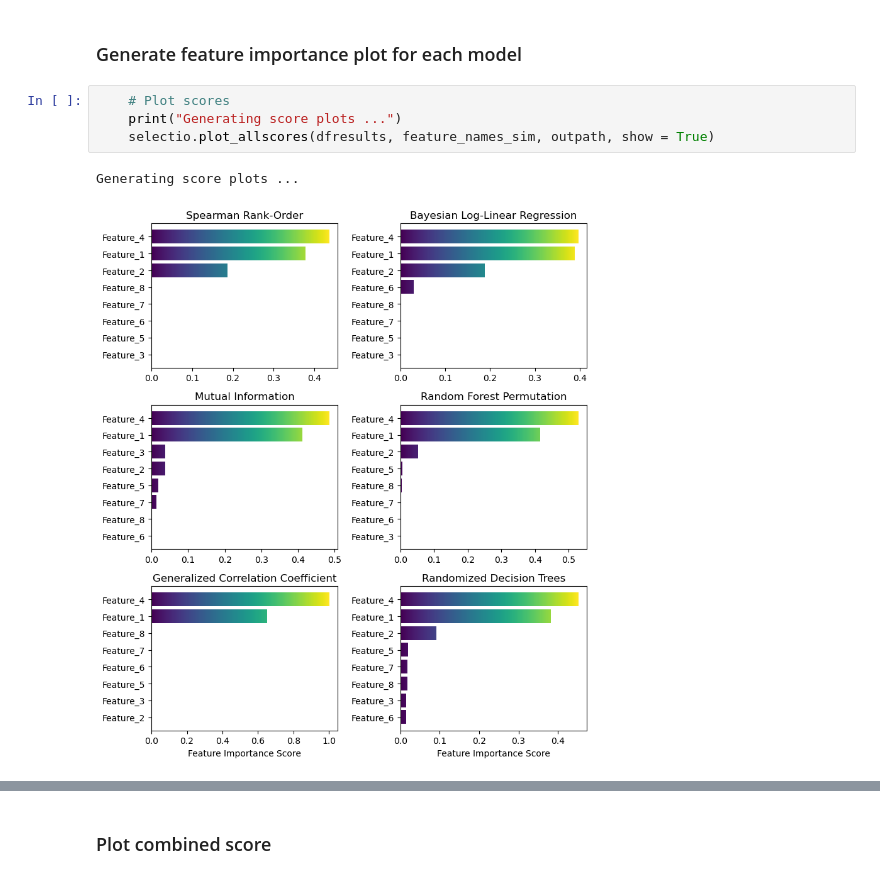
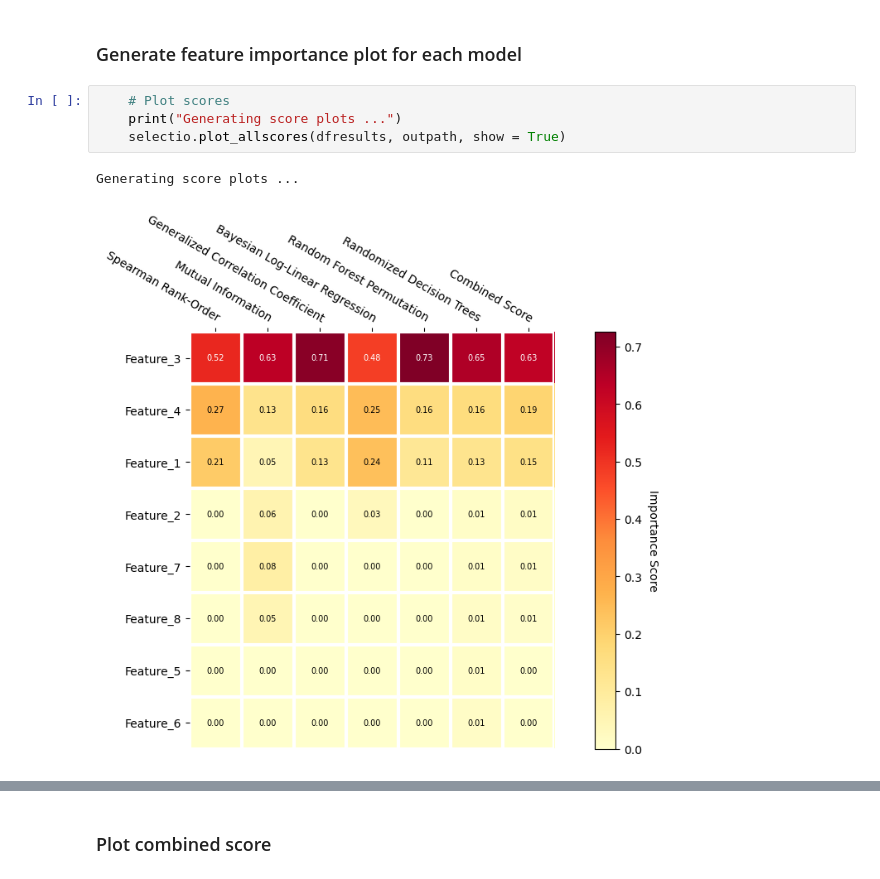
Before and after one commit to Sydney-Informatics-Hub/AgReFed-ML, a Jupyter notebook: notebooks/feature_selection.ipynb, the cells around one changed output, grey strips where cells are left out. Drawn from its saved outputs; the diff is of its cells as text.

Commit message:
Update notebook with selectio options

```diff
--- a/notebooks/feature_selection.ipynb
+++ b/notebooks/feature_selection.ipynb
@@ -247,7 +264,7 @@ Done, 3 features selected.
 # %%
 	# Plot scores
 	print("Generating score plots ...")
-	selectio.plot_allscores(dfresults, feature_names_sim, outpath, show = True)
+	selectio.plot_allscores(dfresults, outpath, show = True)
 # %% [output]
 Generating score plots ...
-[figure, old version]
+[figure, new version]
```
Also changed, not shown: parts of 10 cells of this notebook.
